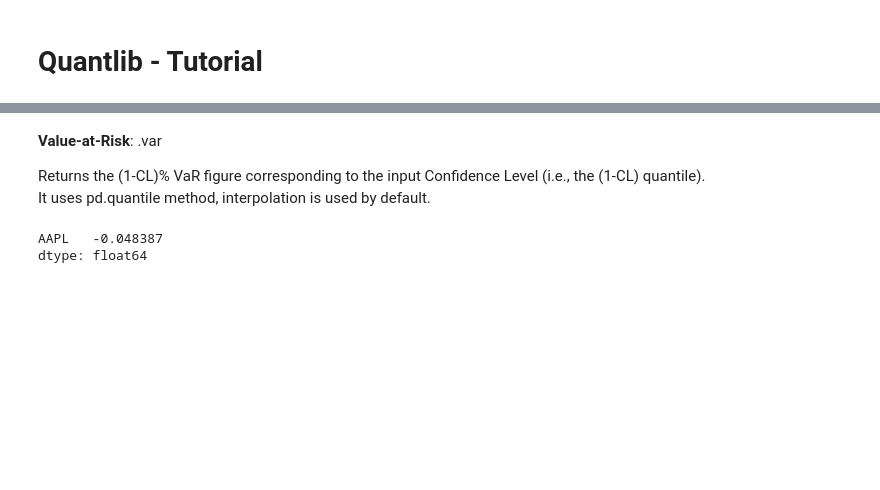
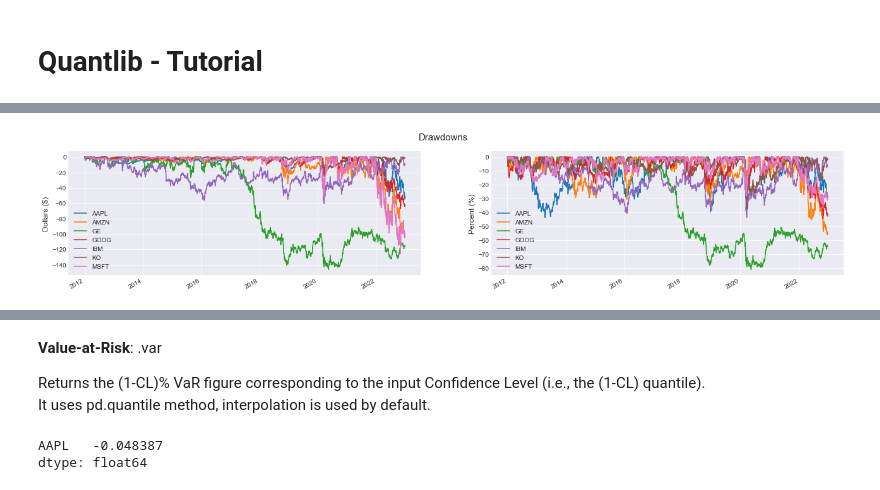
Before and after one commit to z4ir3/quant-library, a Jupyter notebook: tutorial-quant-library.ipynb, the cells around one changed output, grey strips where cells are left out. Saved outputs shown, nothing was run; the diff lists cells and outputs as text; code cells hidden in the pictures; blank space fills up the shorter version.

```diff
--- a/tutorial-quant-library.ipynb
+++ b/tutorial-quant-library.ipynb
@@ -64,0 +277,3 @@ rets
+# %%
+assets = ql.getassets(tickers, startdate=startdate, enddate=enddate, datatype="Adj Close", interval="1d")
+rets = ql.compute_returns(assets, mpor=1, ascending=True, dropna=True)
@@ -64,0 +282,24 @@ rets
+# %%
+maxd = False
+dd = ql.drawdown(assets, rets=False, maxd=maxd, percent=False)  # Absolute drawdowns
+dd_p = ql.drawdown(assets, rets=False, maxd=maxd, percent=True) # Relative drawdown
+# %%
+# Plot
+fig, ax = plt.subplots(1,2,figsize=(22,4))
+ax = ax.flatten()
+fig.suptitle("Drawdowns", fontsize=15)
+
+n = 0
+dd.plot(ax=ax[n],grid=True)
+ax[n].set_xlabel("",fontsize=18)
+ax[n].set_ylabel("Dollars ($)",fontsize=12)
+ax[n].legend(fontsize=10)
+
+n = 1
+(dd_p * 100).plot(ax=ax[n],grid=True)
+ax[n].set_xlabel("",fontsize=18)
+ax[n].set_ylabel("Percent (%)",fontsize=12)
+ax[n].legend(fontsize=10)
+plt.show()
+# %% [output]
+[figure, added]
```
Also changed, not shown: parts of 43 cells of this notebook.
